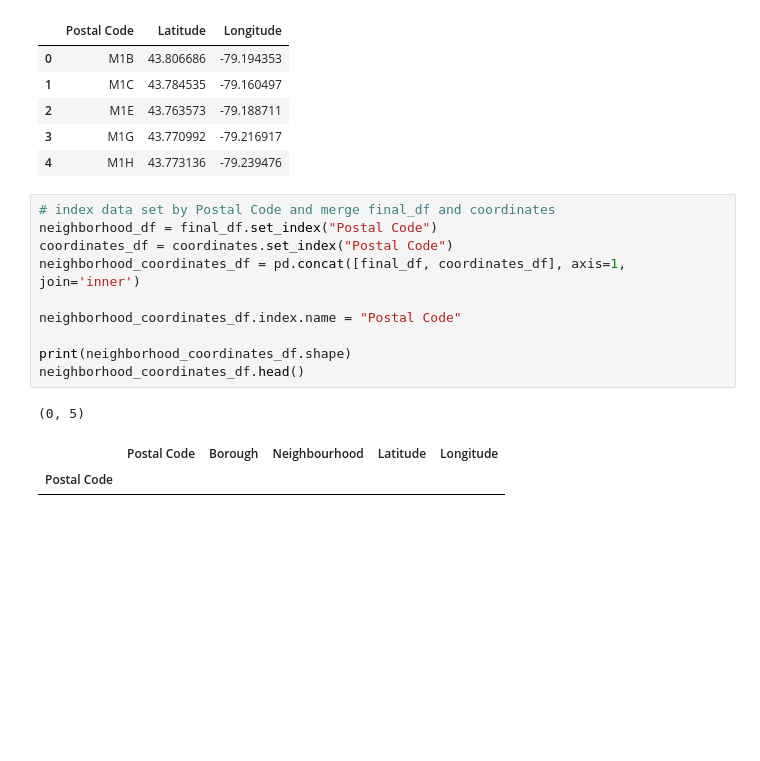
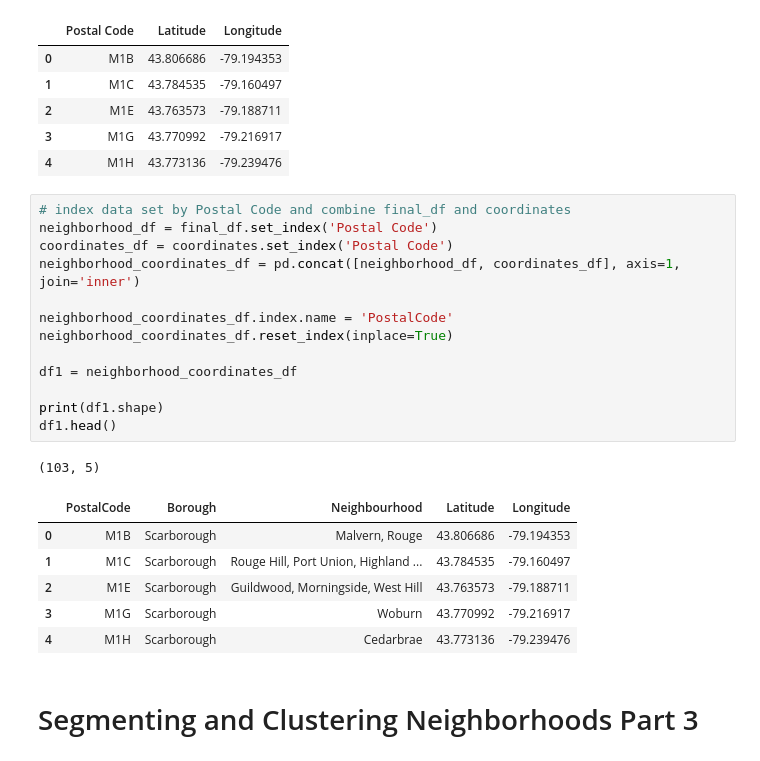
Before and after one commit to sandstormbit/Coursera_Capstone, a Jupyter notebook: Segmenting and Clustering Neighborhoods.ipynb, the cells around one changed output. Drawn from its saved outputs; the diff is of its cells as text; blank space fills up the shorter version.

Commit message:
Segmenting and Clustering Neighborhoods Part 3

```diff
--- a/Segmenting and Clustering Neighborhoods.ipynb
+++ b/Segmenting and Clustering Neighborhoods.ipynb
@@ -150,16 +150,25 @@ coordinates.head()
 | 3 | M1G | 43.770992 | -79.216917 |
 | 4 | M1H | 43.773136 | -79.239476 |
 # %%
-# index data set by Postal Code and merge final_df and coordinates
-neighborhood_df = final_df.set_index("Postal Code")
-coordinates_df = coordinates.set_index("Postal Code")
-neighborhood_coordinates_df = pd.concat([final_df, coordinates_df], axis=1, join='inner')
+# index data set by Postal Code and combine final_df and coordinates
+neighborhood_df = final_df.set_index('Postal Code')
+coordinates_df = coordinates.set_index('Postal Code')
+neighborhood_coordinates_df = pd.concat([neighborhood_df, coordinates_df], axis=1, join='inner')
 
-neighborhood_coordinates_df.index.name = "Postal Code"
+neighborhood_coordinates_df.index.name = 'PostalCode'
+neighborhood_coordinates_df.reset_index(inplace=True)
 
-print(neighborhood_coordinates_df.shape)
-neighborhood_coordinates_df.head()
+df1 = neighborhood_coordinates_df
+
+print(df1.shape)
+df1.head()
 # %% [output]
-(0, 5)
+(103, 5)
-|  | Postal Code | Borough | Neighbourhood | Latitude | Longitude |
-| Postal Code |  |  |  |  |  |
+|  | PostalCode | Borough | Neighbourhood | Latitude | Longitude |
+| 0 | M1B | Scarborough | Malvern, Rouge | 43.806686 | -79.194353 |
+| 1 | M1C | Scarborough | Rouge Hill, Port Union, Highland ... | 43.784535 | -79.160497 |
+| 2 | M1E | Scarborough | Guildwood, Morningside, West Hill | 43.763573 | -79.188711 |
+| 3 | M1G | Scarborough | Woburn | 43.770992 | -79.216917 |
+| 4 | M1H | Scarborough | Cedarbrae | 43.773136 | -79.239476 |
+# %% [markdown]
+<h1 id="header">Segmenting and Clustering Neighborhoods Part 3</h1>
```
Also changed, not shown: parts of 7 cells of this notebook.
